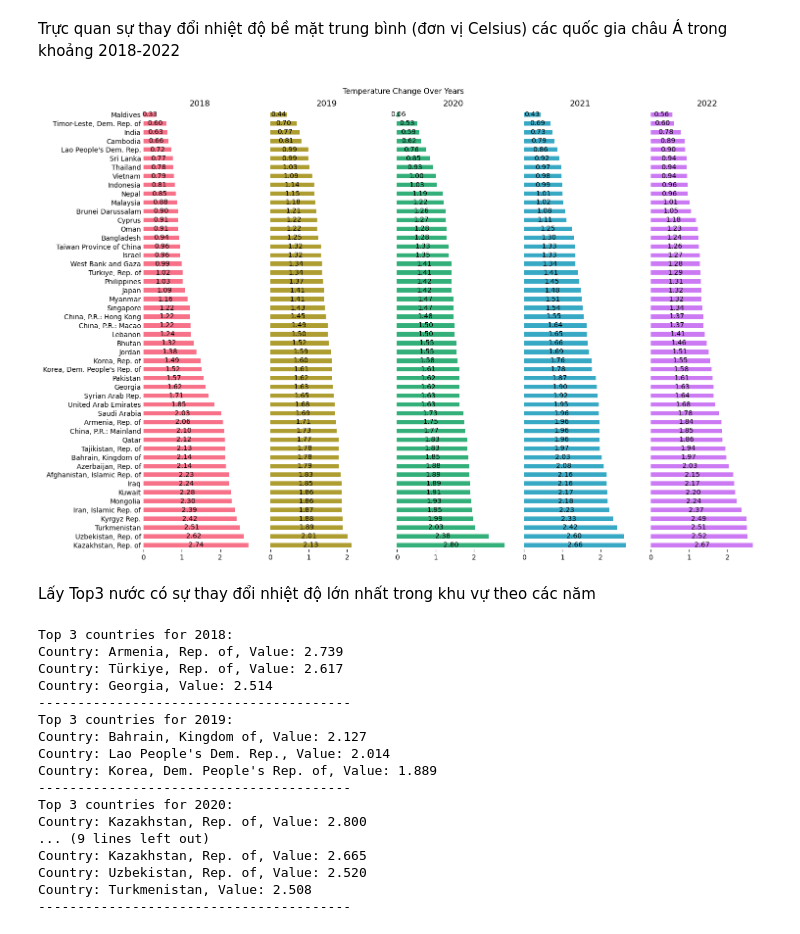
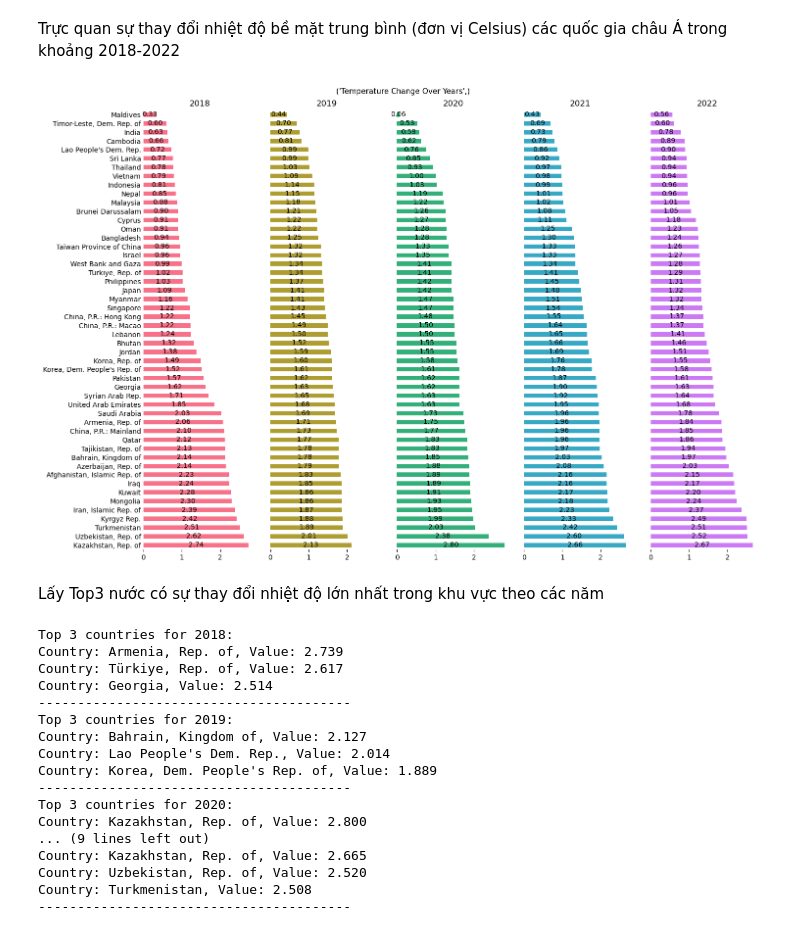
Before and after one commit to thienphucle/DS105.P11_Data_Analysis_And_Visualization, a Jupyter notebook: EDA/EDA_AST.ipynb, the cells around one changed output. Drawn from its saved outputs; the diff is of its cells as text; code cells hidden in the pictures.

```diff
--- a/EDA/EDA_AST.ipynb
+++ b/EDA/EDA_AST.ipynb
@@ -40,7 +40,7 @@ ast.describe()
 # %% [markdown]
 Trực quan sự thay đổi nhiệt độ bề mặt trung bình (đơn vị Celsius) các quốc gia châu Á trong khoảng 2018-2022
 # %%
-def temperature_change_plot(df, show_value=True, years=None, title="Temperature Change Over Years"):
+def temperature_change_plot(df, title, show_value=True, years=None,):
     if years is None:
         years = [col for col in df.columns if col.isdigit()]
 
@@ -81,12 +81,13 @@ def temperature_change_plot(df, show_value=True, years=None, title="Temperature
     plt.yticks(rotation=0)
     plt.tight_layout()
     plt.show()
-# %%
-temperature_change_plot(ast)
-# %% [output]
-[figure, removed]
+# %%
+title="Temperature Change Over Years",
+temperature_change_plot(ast, title)
+# %% [output]
+[figure, added]
 # %% [markdown]
-Lấy Top3 nước có sự thay đổi nhiệt độ lớn nhất trong khu vự theo các năm
+Lấy Top3 nước có sự thay đổi nhiệt độ lớn nhất trong khu vực theo các năm
 # %%
 def top_k_countries_by_year(df, years=None, topk=5):
     if years is None:
```
Also changed, not shown: parts of 2 cells of this notebook, 1 other file.
